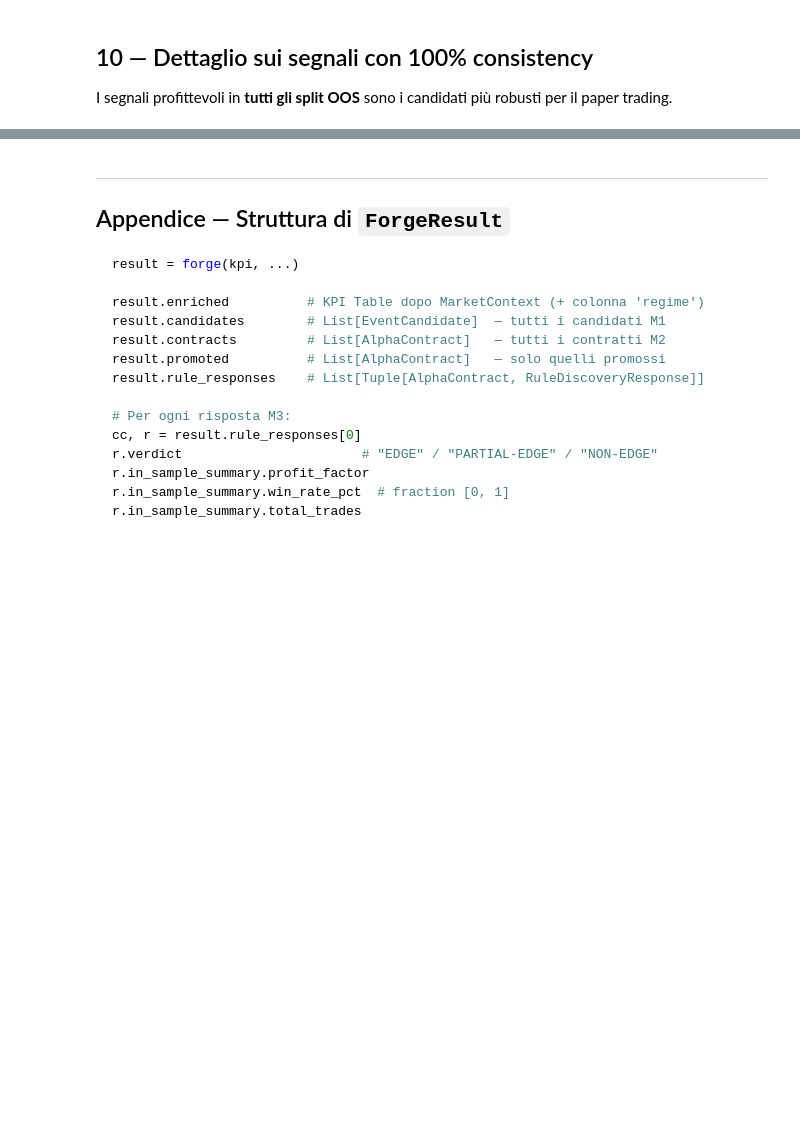
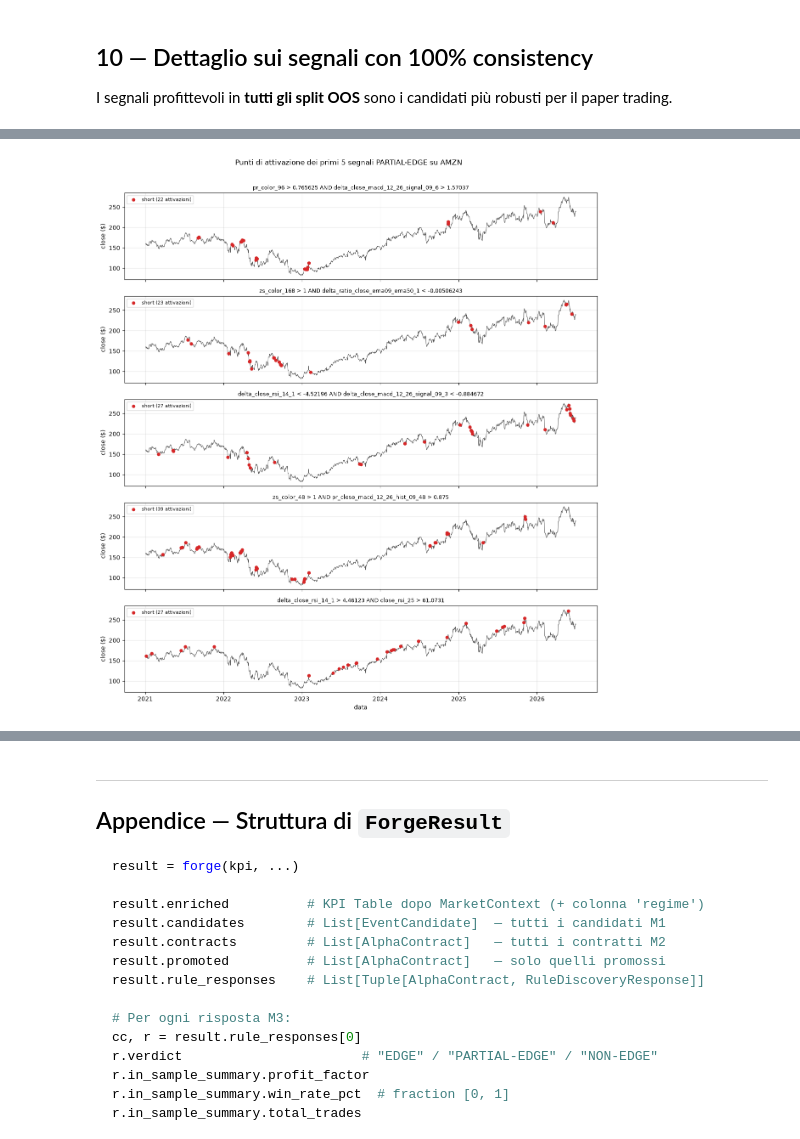
Before and after one commit to mattcond/forgedge, a Jupyter notebook: examples/forge_amzn_walkthrough.ipynb, the cells around one changed output, grey strips where cells are left out. Saved outputs shown, nothing was run; the diff lists cells and outputs as text; code cells hidden in the pictures; blank space fills up the shorter version.

```diff
--- a/examples/forge_amzn_walkthrough.ipynb
+++ b/examples/forge_amzn_walkthrough.ipynb
@@ -22,10 +22,15 @@ warnings.filterwarnings("ignore")
 
 import pandas as pd
 import numpy as np
+import matplotlib.pyplot as plt
 from pathlib import Path
 from collections import Counter
 
 from forgedge import build_features, forge, forge_preset
+from forgedge.rule_discovery import run_backtest
+
+plt.rcParams.update({"figure.figsize": (12, 4), "axes.grid": True,
+                     "grid.alpha": 0.3, "figure.dpi": 100})
 
 DATA = Path("data/AMZN_1D.csv")
 # %% [markdown]
@@ -414,0 +425,24 @@ Segnali con consistency 100%: 2
+# %%
+cand_by_id = {c.event_id: c for c in result.candidates}
+price = result.enriched.set_index("open_dt")["close"]
+top5 = partial_edge[:5]
+
+fig, axes = plt.subplots(len(top5), 1, figsize=(12, 2.6 * len(top5)), sharex=True)
+for ax, (cc, r) in zip(axes, top5):
+    cand = cand_by_id.get(cc.event_candidate_id)
+    ax.plot(price.index, price.values, color="#555", lw=0.8)
+    if cand is not None and cand.event_series is not None:
+        ev = cand.event_series.reindex(price.index).fillna(0).astype(bool)
+        color = "#d62728" if cc.direction == "short" else "#2ca02c"
+        ax.scatter(price.index[ev], price.values[ev], color=color, s=22, zorder=5,
+                   label=f"{cc.direction} ({int(ev.sum())} attivazioni)")
+        ax.legend(loc="upper left", fontsize=8)
+    ax.set_title(cc.event_expression, fontsize=9)
+    ax.set_ylabel("close ($)")
+
+axes[-1].set_xlabel("data")
+fig.suptitle("Punti di attivazione dei primi 5 segnali PARTIAL-EDGE su AMZN", y=1.01)
+plt.tight_layout()
+plt.show()
+# %% [output]
+[figure, added]
```
Also changed, not shown: parts of 13 cells of this notebook, 5 other files.
